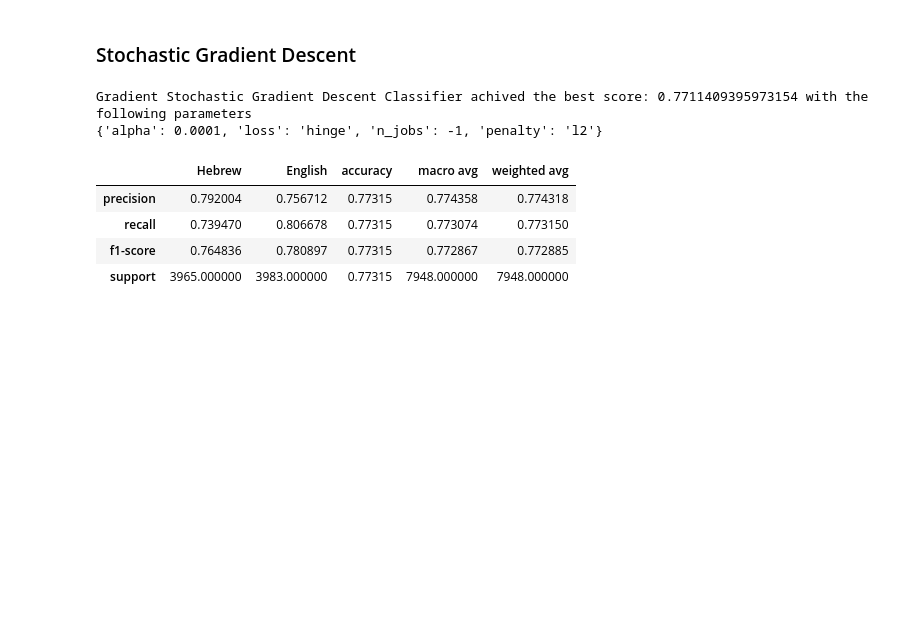
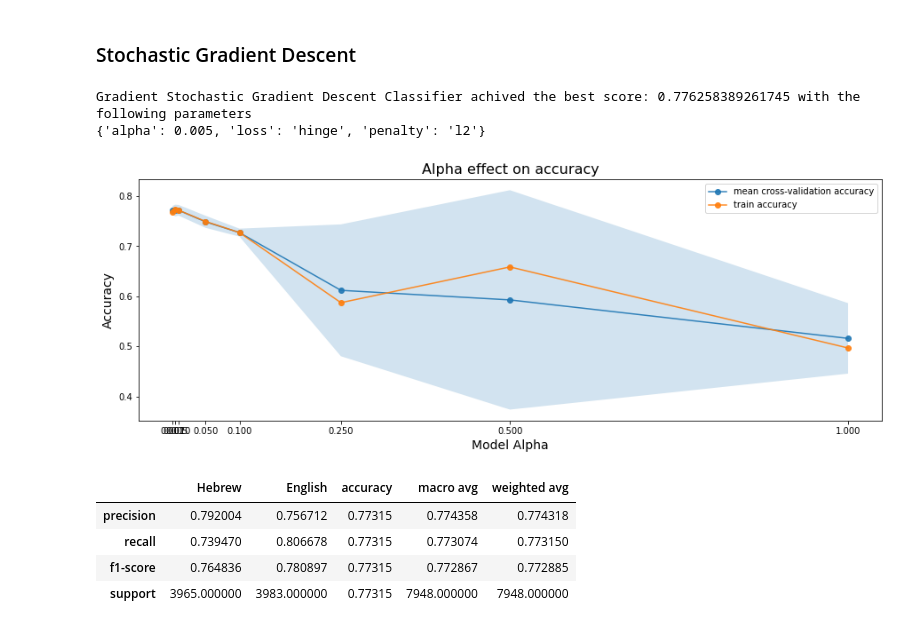
Before and after one commit to DanielBotnik/LanguageDetectionProject, a Jupyter notebook: main.ipynb, the cells around one changed output. Cells and saved outputs as stored; diff of their text form; code cells hidden in the pictures; blank space fills up the shorter version.

```diff
--- a/main.ipynb
+++ b/main.ipynb
@@ -249,7 +280,7 @@ report
 ### Naive Bayes
 # %%
 param_grid = {
-    'alpha': np.linspace(0.5, 1.5, 6),
+    'alpha': np.linspace(0.5, 1.5, 10),
     'fit_prior': [True, False],
 
 
@@ -257,7 +288,7 @@ param_grid = {
 clf = MultinomialNB()
 gcv = GridSearchCV(clf,param_grid,cv=5,n_jobs=-1)
 gcv.fit(X_train,y_train)
-print_gcv_result('Gradient Naive Bayes Classifier',gcv)
+print_gcv_result('Naive Bayes Classifier',gcv)
 # %% [output]
 Gradient Naive Bayes Classifier achived the best score: 0.6258389261744967 with the following parameters
 {'alpha': 1.3, 'fit_prior': True}
@@ -280,21 +327,34 @@ report
 ### Stochastic Gradient Descent
 # %%
 param_grid = {
-    'alpha': [1e-4, 1e-3, 1e-2, 1e-1, 1e0, 1e1, 1e2, 1e3], # learning rate
+    'alpha': [0.001,0.005,0.01,0.05,0.1,0.25,0.5,1], # learning rate
     'loss': ['hinge','log'], # logistic regression,
     'penalty': ['l2'],
-
-
-
-
 }
 clf = SGDClassifier(loss='hinge')
 gcv = GridSearchCV(clf,param_grid,cv=5,n_jobs=-1)
 gcv.fit(X_train,y_train)
-print_gcv_result('Gradient Stochastic Gradient Descent Classifier',gcv)
+print_gcv_result('Stochastic Gradient Descent Classifier',gcv)
 # %% [output]
-Gradient Stochastic Gradient Descent Classifier achived the best score: 0.7711409395973154 with the following parameters
-{'alpha': 0.0001, 'loss': 'hinge', 'n_jobs': -1, 'penalty': 'l2'}
+Gradient Stochastic Gradient Descent Classifier achived the best score: 0.776258389261745 with the following parameters
+{'alpha': 0.005, 'loss': 'hinge', 'penalty': 'l2'}
+# %%
+alphas = [0.001,0.005,0.01,0.05,0.1,0.25,0.5,1]
+stds = []
+means = []
+accuracy_scores = []
+for alpha in alphas:
+    model = SGDClassifier(alpha=alpha)
+    cross_scores = cross_val_score(model, X, y, cv=5, scoring='accuracy')
+    means.append(cross_scores.mean())
+    stds.append(cross_scores.std())
+    accuracy_scores.append(model.fit(X, y).score(X, y))
+means = np.array(means)
+stds = np.array(stds)
+accuracy_scores = np.array(accuracy_scores)
+plot_cross_validation(np.array(alphas),means,stds,accuracy_scores,'Alpha effect on accuracy','Model Alpha')
+# %% [output]
+[figure, added]
 # %%
 clf = SGDClassifier(loss='hinge')
 clf.fit(X_train,y_train)
```
Also changed, not shown: parts of 14 cells of this notebook.
